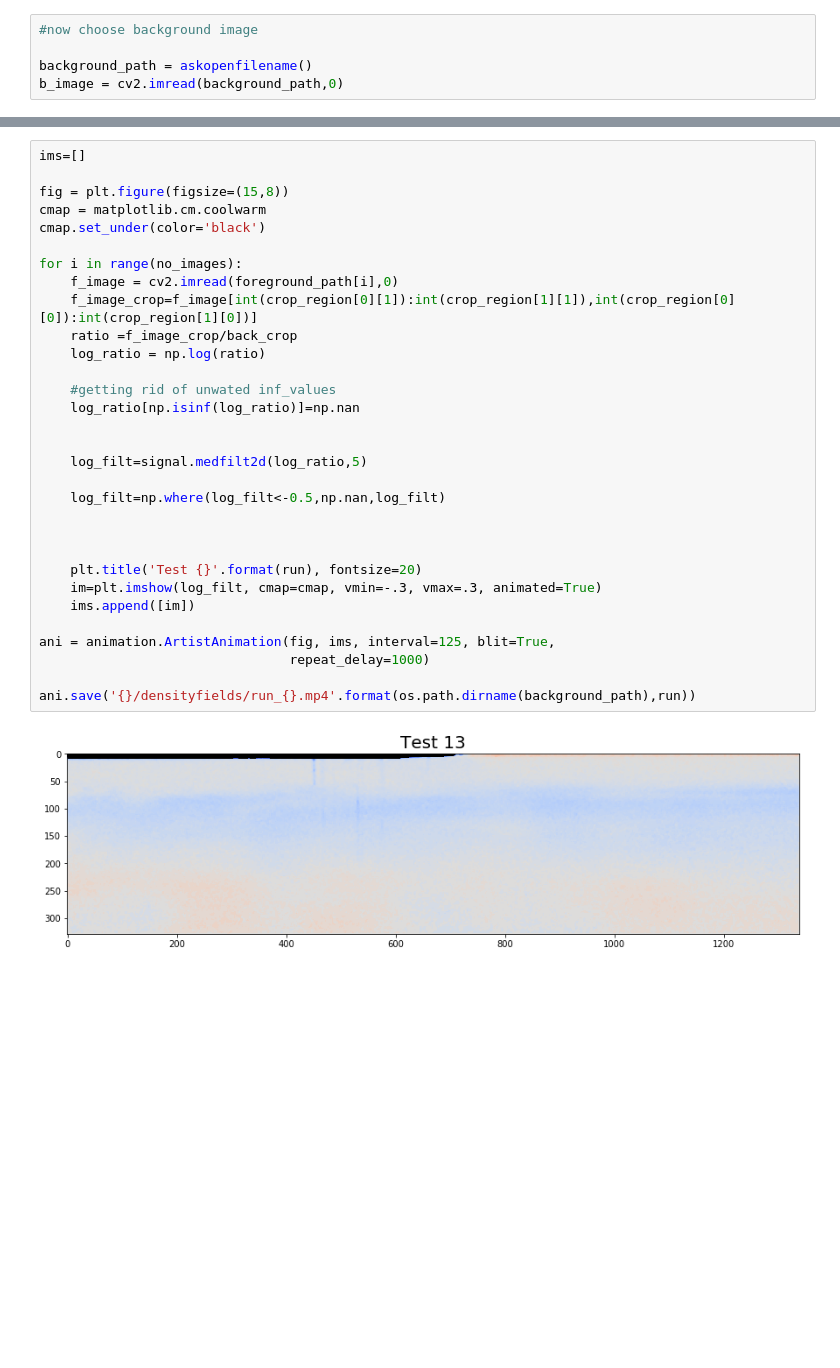
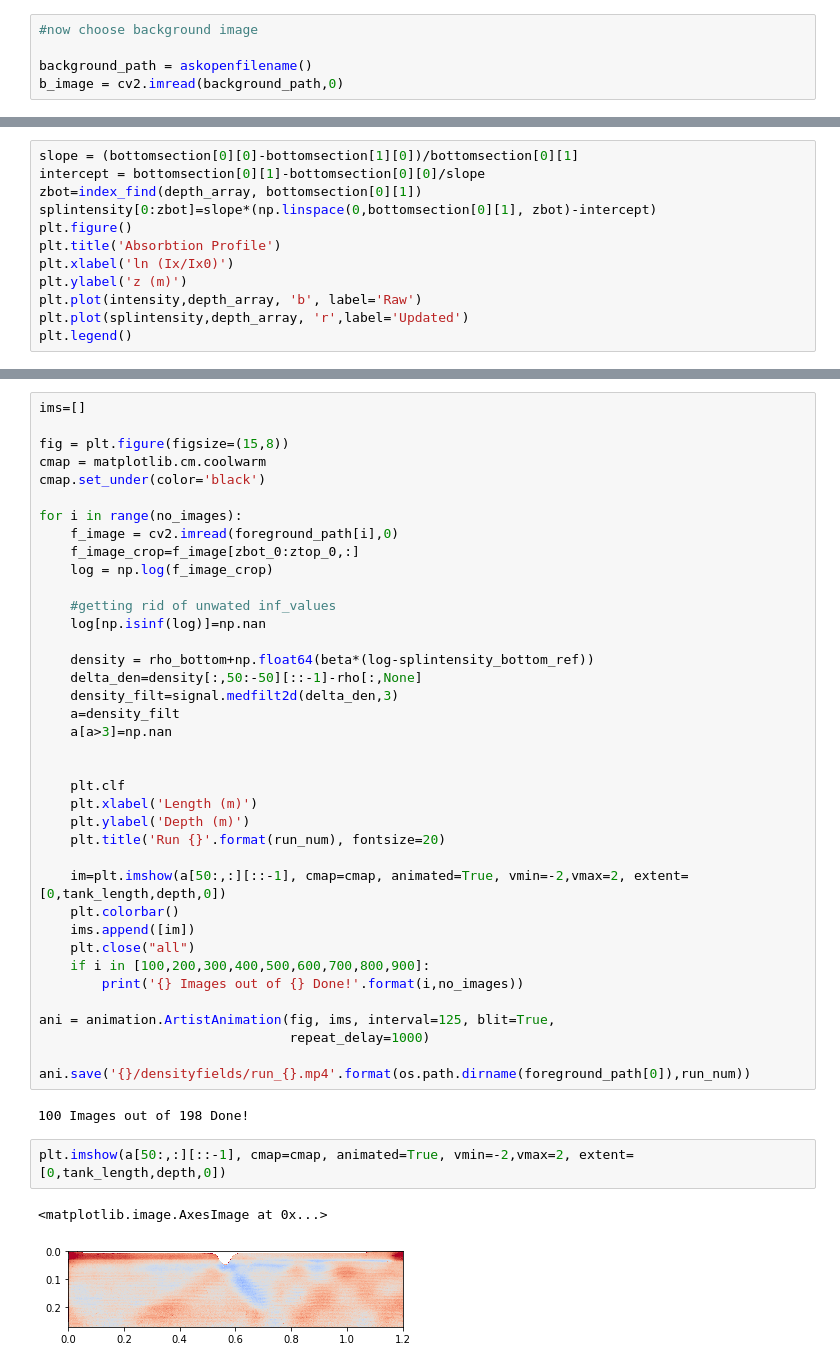
Before and after one commit to callummshaw/Lab_Ridge, a Jupyter notebook: Short Term Visualisation .ipynb, the cells around one changed output, grey strips where cells are left out. Cells and saved outputs as stored; diff of their text form; blank space fills up the shorter version.

```diff
--- a/Short Term Visualisation .ipynb
+++ b/Short Term Visualisation .ipynb
@@ -43,0 +100,12 @@ Locations recorded
+# %%
+slope = (bottomsection[0][0]-bottomsection[1][0])/bottomsection[0][1]
+intercept = bottomsection[0][1]-bottomsection[0][0]/slope
+zbot=index_find(depth_array, bottomsection[0][1])
+splintensity[0:zbot]=slope*(np.linspace(0,bottomsection[0][1], zbot)-intercept)
+plt.figure()
+plt.title('Absorbtion Profile')
+plt.xlabel('ln (Ix/Ix0)')
+plt.ylabel('z (m)')
+plt.plot(intensity,depth_array, 'b', label='Raw')
+plt.plot(splintensity,depth_array, 'r',label='Updated')
+plt.legend()
@@ -64,27 +160,39 @@ cmap.set_under(color='black')
 
 for i in range(no_images):
     f_image = cv2.imread(foreground_path[i],0)
-    f_image_crop=f_image[int(crop_region[0][1]):int(crop_region[1][1]),int(crop_region[0][0]):int(crop_region[1][0])]
-    ratio =f_image_crop/back_crop
-    log_ratio = np.log(ratio)
+    f_image_crop=f_image[zbot_0:ztop_0,:]
+    log = np.log(f_image_crop)
 
     #getting rid of unwated inf_values
-    log_ratio[np.isinf(log_ratio)]=np.nan
+    log[np.isinf(log)]=np.nan
+
+    density = rho_bottom+np.float64(beta*(log-splintensity_bottom_ref))
+    delta_den=density[:,50:-50][::-1]-rho[:,None]
+    density_filt=signal.medfilt2d(delta_den,3)
+    a=density_filt
+    a[a>3]=np.nan
 
 
-    log_filt=signal.medfilt2d(log_ratio,5)
+    plt.clf
+    plt.xlabel('Length (m)')
+    plt.ylabel('Depth (m)')
+    plt.title('Run {}'.format(run_num), fontsize=20)
 
-    log_filt=np.where(log_filt<-0.5,np.nan,log_filt)
-
-
-
-    plt.title('Test {}'.format(run), fontsize=20)
-    im=plt.imshow(log_filt, cmap=cmap, vmin=-.3, vmax=.3, animated=True)
+    im=plt.imshow(a[50:,:][::-1], cmap=cmap, animated=True, vmin=-2,vmax=2, extent=[0,tank_length,depth,0])
+    plt.colorbar()
     ims.append([im])
+    plt.close("all")
+    if i in [100,200,300,400,500,600,700,800,900]:
+        print('{} Images out of {} Done!'.format(i,no_images))
 
 ani = animation.ArtistAnimation(fig, ims, interval=125, blit=True,
                                 repeat_delay=1000)
 
-ani.save('{}/densityfields/run_{}.mp4'.format(os.path.dirname(background_path),run))
+ani.save('{}/densityfields/run_{}.mp4'.format(os.path.dirname(foreground_path[0]),run_num))
 # %% [output]
-[figure, removed]
+100 Images out of 198 Done!
+# %%
+plt.imshow(a[50:,:][::-1], cmap=cmap, animated=True, vmin=-2,vmax=2, extent=[0,tank_length,depth,0])
+# %% [output]
+<matplotlib.image.AxesImage at 0x...>
+[figure, added]
```
Also changed, not shown: parts of 19 cells of this notebook.
